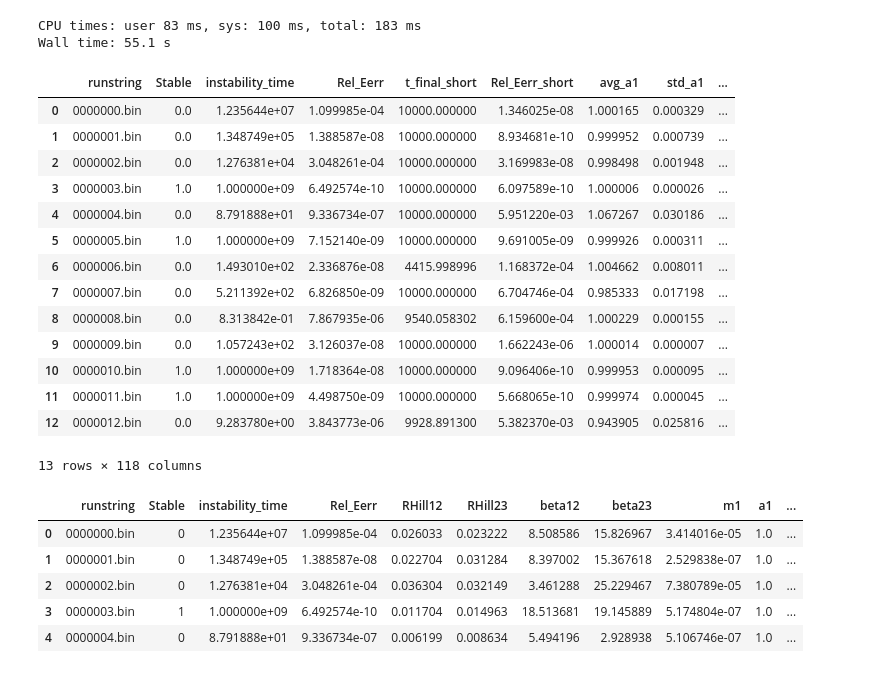
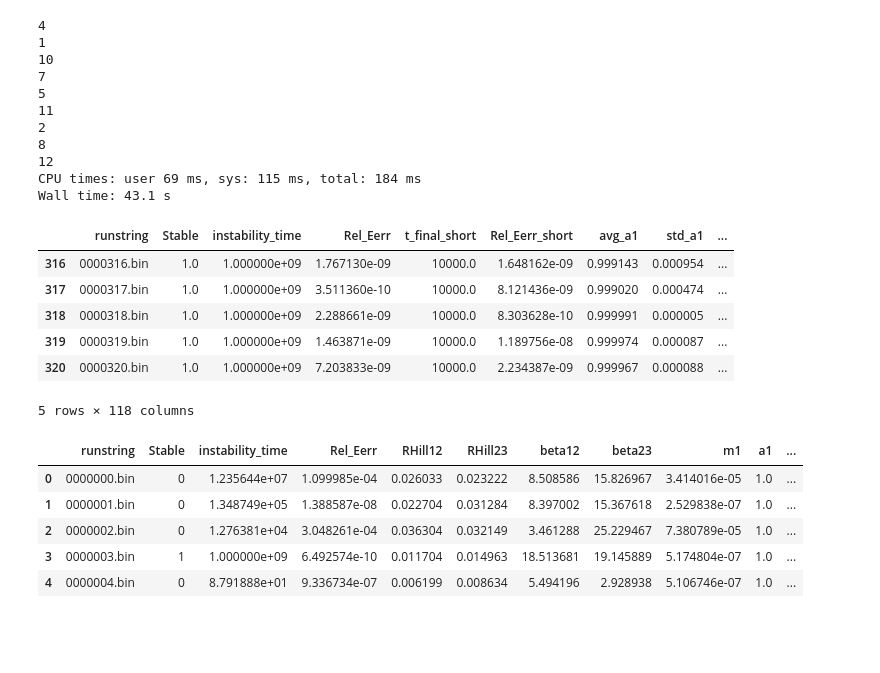
Before and after one commit to dtamayo/MLstability, a Jupyter notebook: generate_features/GenerateFeatures.ipynb, the cells around one changed output. Drawn from its saved outputs; the diff is of its cells as text; code cells hidden in the pictures; blank space fills up the shorter version.

Commit message:
added short integration features

```diff
--- a/generate_features/GenerateFeatures.ipynb
+++ b/generate_features/GenerateFeatures.ipynb
@@ -134,26 +143,16 @@ params[-1][1] = simIDmax
 
 df = pd.read_csv(path+'random/random.csv', index_col=0)
 pool = InterruptiblePool(Nnodes)
-res = pool.map(dorows, params)
-df = pd.concat(res)
+pool.map(dorows, params)
 # %% [output]
-CPU times: user 83 ms, sys: 100 ms, total: 183 ms
-Wall time: 55.1 s
+4
+1
+10
+7
+5
+11
+2
+8
+12
+CPU times: user 69 ms, sys: 115 ms, total: 184 ms
+Wall time: 43.1 s
-# %%
-df
-# %% [output]
-|  | runstring | Stable | instability_time | Rel_Eerr | t_final_short | Rel_Eerr_short | avg_a1 | std_a1 | ... |
-| 0 | 0000000.bin | 0.0 | 1.235644e+07 | 1.099985e-04 | 10000.000000 | 1.346025e-08 | 1.000165 | 0.000329 | ... |
-| 1 | 0000001.bin | 0.0 | 1.348749e+05 | 1.388587e-08 | 10000.000000 | 8.934681e-10 | 0.999952 | 0.000739 | ... |
-| 2 | 0000002.bin | 0.0 | 1.276381e+04 | 3.048261e-04 | 10000.000000 | 3.169983e-08 | 0.998498 | 0.001948 | ... |
-| 3 | 0000003.bin | 1.0 | 1.000000e+09 | 6.492574e-10 | 10000.000000 | 6.097589e-10 | 1.000006 | 0.000026 | ... |
-| 4 | 0000004.bin | 0.0 | 8.791888e+01 | 9.336734e-07 | 10000.000000 | 5.951220e-03 | 1.067267 | 0.030186 | ... |
-| 5 | 0000005.bin | 1.0 | 1.000000e+09 | 7.152140e-09 | 10000.000000 | 9.691005e-09 | 0.999926 | 0.000311 | ... |
-| 6 | 0000006.bin | 0.0 | 1.493010e+02 | 2.336876e-08 | 4415.998996 | 1.168372e-04 | 1.004662 | 0.008011 | ... |
-| 7 | 0000007.bin | 0.0 | 5.211392e+02 | 6.826850e-09 | 10000.000000 | 6.704746e-04 | 0.985333 | 0.017198 | ... |
-| 8 | 0000008.bin | 0.0 | 8.313842e-01 | 7.867935e-06 | 9540.058302 | 6.159600e-04 | 1.000229 | 0.000155 | ... |
-| 9 | 0000009.bin | 0.0 | 1.057243e+02 | 3.126037e-08 | 10000.000000 | 1.662243e-06 | 1.000014 | 0.000007 | ... |
-| 10 | 0000010.bin | 1.0 | 1.000000e+09 | 1.718364e-08 | 10000.000000 | 9.096406e-10 | 0.999953 | 0.000095 | ... |
-| 11 | 0000011.bin | 1.0 | 1.000000e+09 | 4.498750e-09 | 10000.000000 | 5.668065e-10 | 0.999974 | 0.000045 | ... |
-| 12 | 0000012.bin | 0.0 | 9.283780e+00 | 3.843773e-06 | 9928.891300 | 5.382370e-03 | 0.943905 | 0.025816 | ... |
-13 rows × 118 columns
@@ -160,3 +169,15 @@ df
+# %%
+start = 0
+df = pd.read_csv('../csvs/tmp/short_integration_features'+str(start)+'.csv', index_col=0)
+df.tail()
+# %% [output]
+|  | runstring | Stable | instability_time | Rel_Eerr | t_final_short | Rel_Eerr_short | avg_a1 | std_a1 | ... |
+| 316 | 0000316.bin | 1.0 | 1.000000e+09 | 1.767130e-09 | 10000.0 | 1.648162e-09 | 0.999143 | 0.000954 | ... |
+| 317 | 0000317.bin | 1.0 | 1.000000e+09 | 3.511360e-10 | 10000.0 | 8.121436e-09 | 0.999020 | 0.000474 | ... |
+| 318 | 0000318.bin | 1.0 | 1.000000e+09 | 2.288661e-09 | 10000.0 | 8.303628e-10 | 0.999991 | 0.000005 | ... |
+| 319 | 0000319.bin | 1.0 | 1.000000e+09 | 1.463871e-09 | 10000.0 | 1.189756e-08 | 0.999974 | 0.000087 | ... |
+| 320 | 0000320.bin | 1.0 | 1.000000e+09 | 7.203833e-09 | 10000.0 | 2.234387e-09 | 0.999967 | 0.000088 | ... |
+5 rows × 118 columns
 # %%
 df = pd.read_csv('../csvs/initial_orbital_elements.csv', index_col=0)
 df.head()
```
Also changed, not shown: parts of 3 cells of this notebook, 4 other files.
